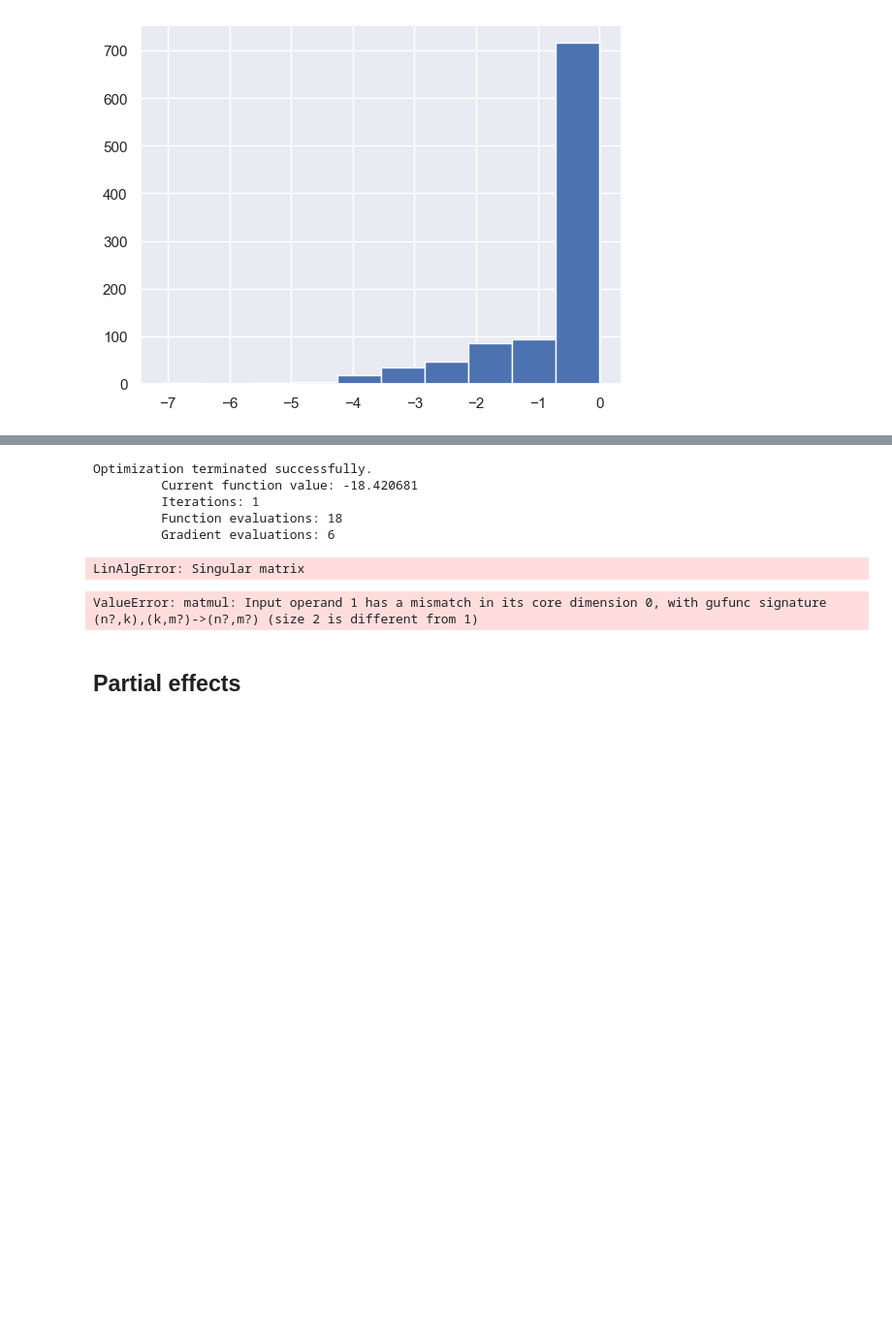
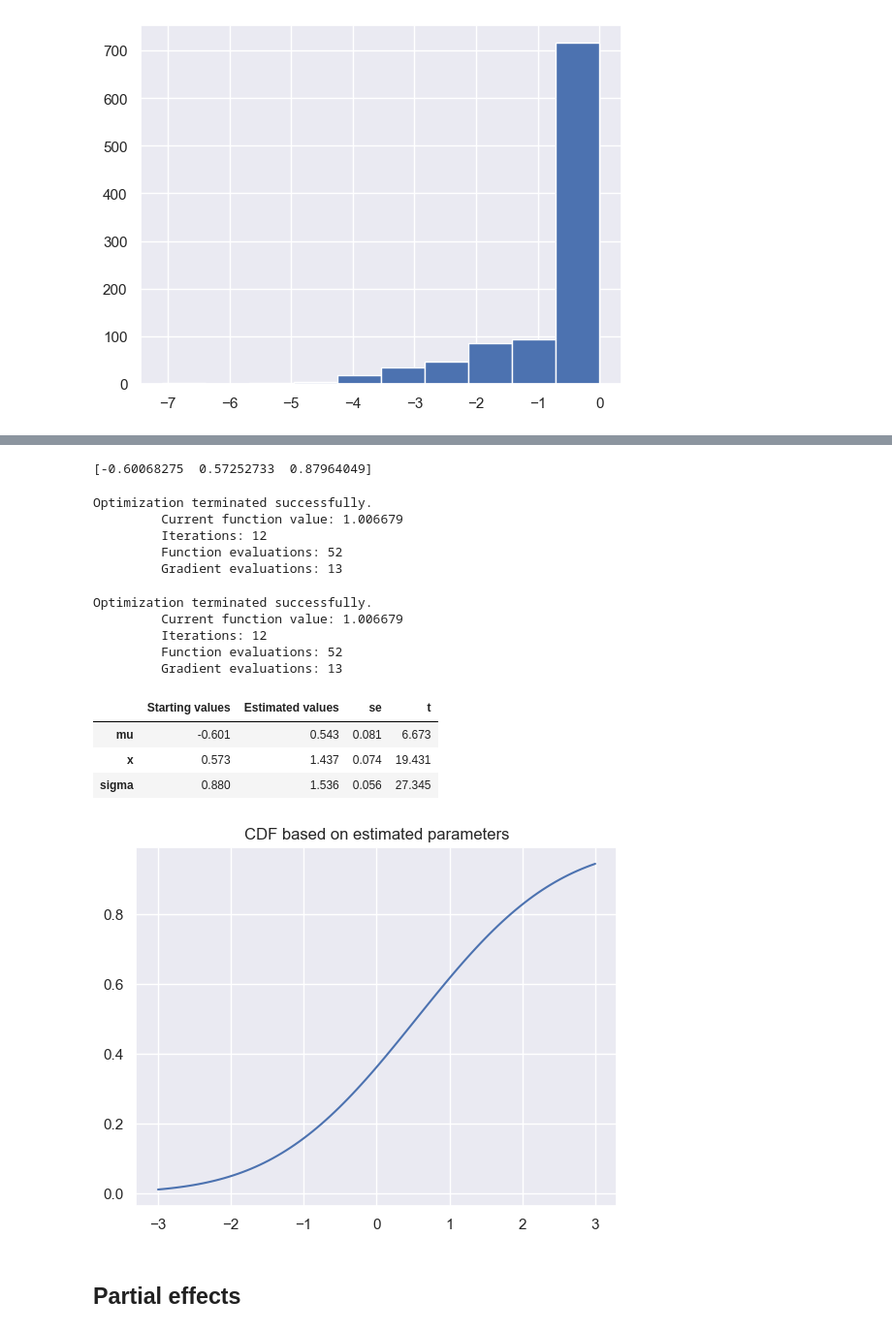
Before and after one commit to lkh927/AME-2024-Projects, a Jupyter notebook: Exam project (tiboT)/Exam_project test.ipynb, the cells around one changed output, grey strips where cells are left out. Shown at 97% size. Drawn from its saved outputs; the diff is of its cells as text; code cells hidden in the pictures; blank space fills up the shorter version.

```diff
--- a/Exam project (tiboT)/Exam_project test.ipynb
+++ b/Exam project (tiboT)/Exam_project test.ipynb
@@ -61,38 +41,48 @@ Log-likelihood at starting values: [ -2.72239505  -1.03031741  -0.98183156  -1.1
+# %%
+#Add constant
+x = np.c_[np.ones(x.shape[0]), x]
+# %%
+theta0 = tibot.starting_values(y,x)
+print(theta0)
+# %% [output]
+[-0.60068275  0.57252733  0.87964049]
+# %%
+result = estimation.estimate(tibot.q, theta0, y, x)
+# %% [output]
+Optimization terminated successfully.
+         Current function value: 1.006679
+         Iterations: 12
+         Function evaluations: 52
+         Gradient evaluations: 13
 # %%
 res1 = estimation.estimate(tibot.q, theta0, y, x)
 result_dict1 = {'Starting values': theta0,
               'Estimated values': res1['theta'],
+              'se': res1['se'],
               't': res1['t']}
-lab_theta = ['x', 'sigma']
+lab_theta = ['mu', 'x', 'sigma']
 
 pd.DataFrame(result_dict1, index=lab_theta).round(3)
 # %% [output]
 Optimization terminated successfully.
-         Current function value: -18.420681
-         Iterations: 1
-         Function evaluations: 18
-         Gradient evaluations: 6
+         Current function value: 1.006679
+         Iterations: 12
+         Function evaluations: 52
+         Gradient evaluations: 13
-LinAlgError: Singular matrix
+|  | Starting values | Estimated values | se | t |
+| mu | -0.601 | 0.543 | 0.081 | 6.673 |
+| x | 0.573 | 1.437 | 0.074 | 19.431 |
+| sigma | 0.880 | 1.536 | 0.056 | 27.345 |
-# %%
-sigma1_tibot = res1.get('theta')[-1]
-sig1_tibot   = res1.get('theta')[-1]
-b1_tibot     = res1.get('theta')[:-1]
-b1_se_tibot  = res1.get('se')[:-1]
-
-xb1 = x@b1_tibot
-y_hat1 = xb1*norm.cdf((xb1)/sigma1_tibot) + sigma1_tibot*norm.pdf((xb1)/sigma1_tibot)
-residuals = y_hat1 - xb1
-mu = np.mean(residuals)
-rho1 = np.corrcoef(y.flatten(), y_hat1.flatten())[0, 1]
-R2_tibot = rho1*rho1
-
-tab1 = pd.DataFrame({'b_tibot': b1_tibot, 'se': b1_se_tibot}, index=['x'])
-tab1 = pd.concat([tab1,pd.DataFrame({'b_tibot': sig1_tibot, 'se': res1['se'][-1]}, index=['sigma'])])
-tab1 = pd.concat([tab1,pd.DataFrame({'b_tibot': mu, 'se': np.std(residuals)}, index=['mu'])])
-tab1 = pd.concat([tab1,pd.DataFrame({'b_tibot': '', 'se': R2_tibot}, index=['R2'])])
-
-tab1.round(5)
-# %% [output]
-ValueError: matmul: Input operand 1 has a mismatch in its core dimension 0, with gufunc signature (n?,k),(k,m?)->(n?,m?) (size 2 is different from 1)
+# %%
+#Draw cdf based on estimated parameters
+mu = res1['theta'][0]
+sigma = res1['theta'][2]
+x = np.linspace(-3,3,100)
+cdf = norm.cdf(x, mu, sigma)
+plt.plot(x, cdf)
+plt.title('CDF based on estimated parameters')
+plt.show()
+# %% [output]
+[figure, added]
 # %% [markdown]
 ## Partial effects
```
Also changed, not shown: parts of 3 cells of this notebook, 2 other files.
